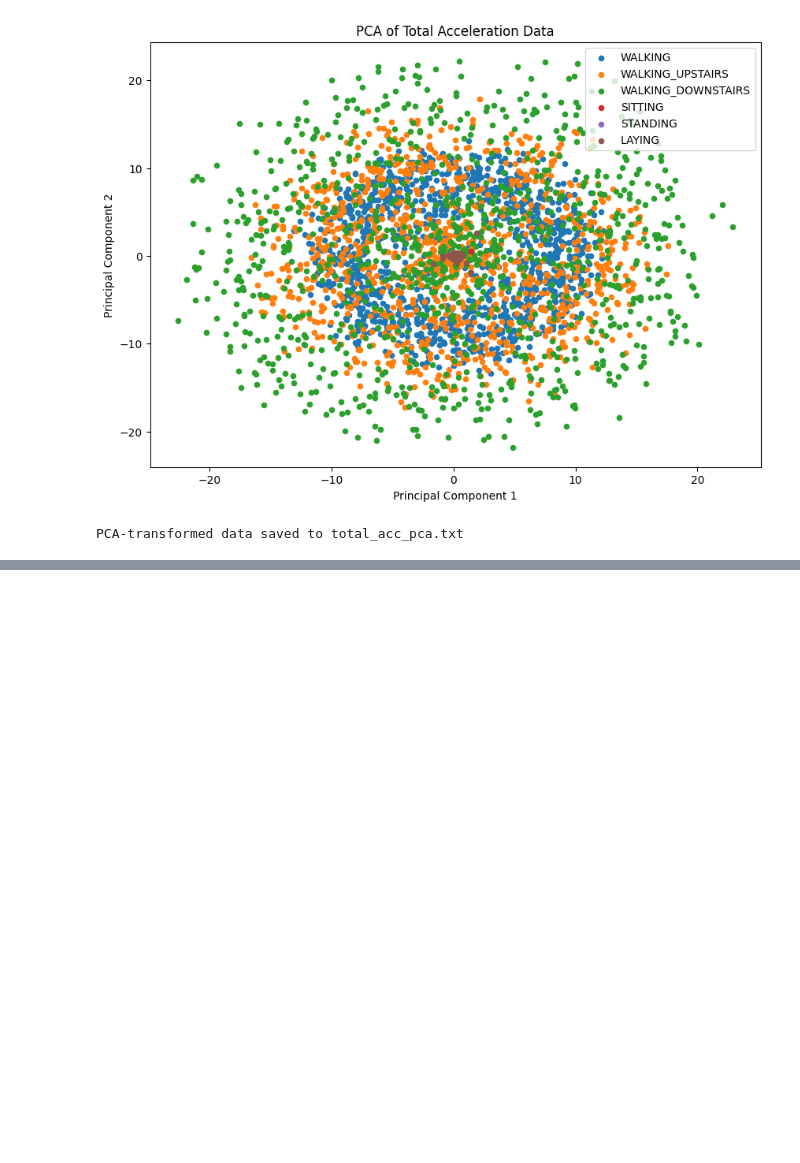
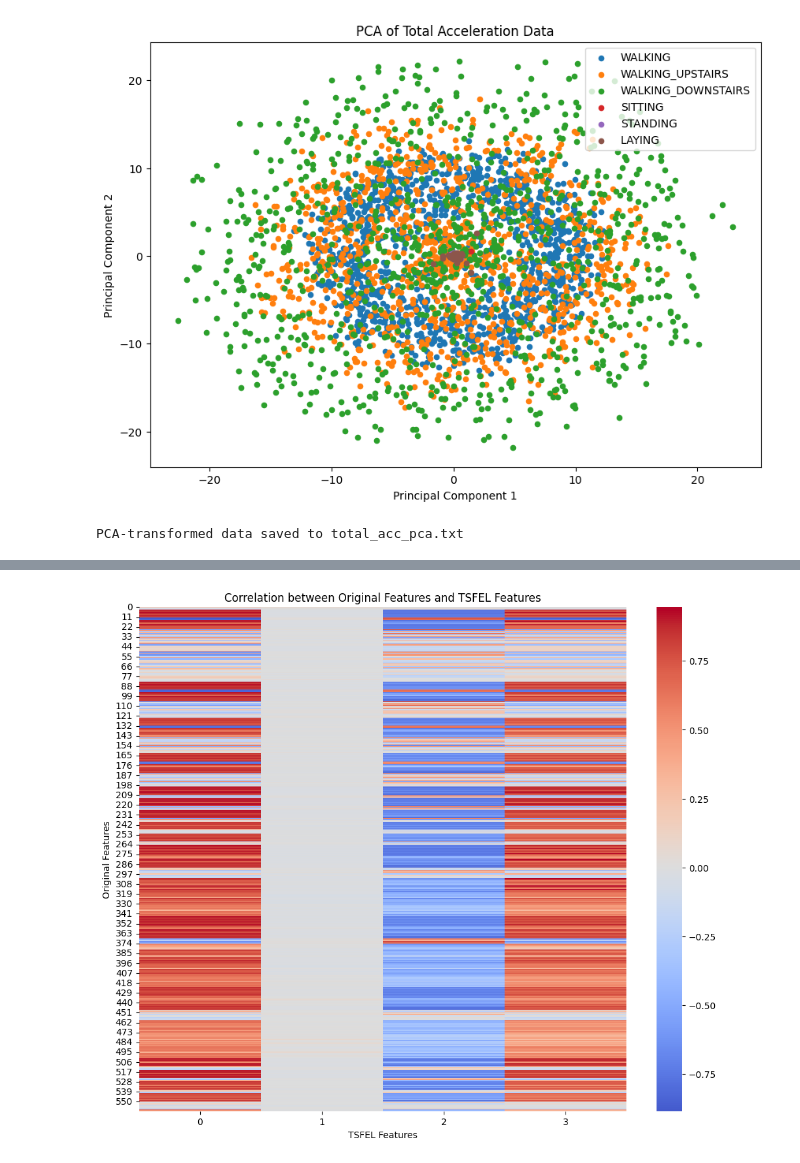
Before and after one commit to Dhruv-Sharma01/ES335_Andrew_NG, a Jupyter notebook: T1.ipynb, the cells around one changed output, grey strips where cells are left out. Drawn from its saved outputs; the diff is of its cells as text; code cells hidden in the pictures; blank space fills up the shorter version.

```diff
--- a/T1.ipynb
+++ b/T1.ipynb
@@ -173,0 +202,31 @@ FileNotFoundError: [Errno 2] No such file or directory: 'HAR/human+activity+reco
+# %%
+import pandas as pd
+import numpy as np
+import seaborn as sns
+import matplotlib.pyplot as plt
+
+# Load X_train using np.loadtxt
+X_train = np.loadtxt('HAR/UCI HAR Dataset/train/X_train.txt')
+
+# Load X_train_tsfel using np.loadtxt
+X_train_tsfel = np.loadtxt('X_train_tsfel.csv', delimiter=',')
+
+# Convert numpy arrays to DataFrames to calculate correlations
+X_train_df = pd.DataFrame(X_train)
+X_train_tsfel_df = pd.DataFrame(X_train_tsfel)
+
+# Calculate the correlation matrix between the two datasets column-wise
+correlation_matrix = X_train_df.corrwith(X_train_tsfel_df, axis=0)
+
+# Since X_train and X_train_tsfel have different columns, we calculate the correlation between each pair of columns
+correlation_matrix = pd.DataFrame(np.corrcoef(X_train_df.T, X_train_tsfel_df.T)[:X_train_df.shape[1], X_train_df.shape[1]:])
+
+# Plot the heatmap of the correlation matrix
+plt.figure(figsize=(12, 10))
+sns.heatmap(correlation_matrix, annot=False, cmap='coolwarm', center=0)
+plt.xlabel('TSFEL Features')
+plt.ylabel('Original Features')
+plt.title('Correlation between Original Features and TSFEL Features')
+plt.show()
+# %% [output]
+[figure, added]
```
Also changed, not shown: parts of 2 cells of this notebook.
